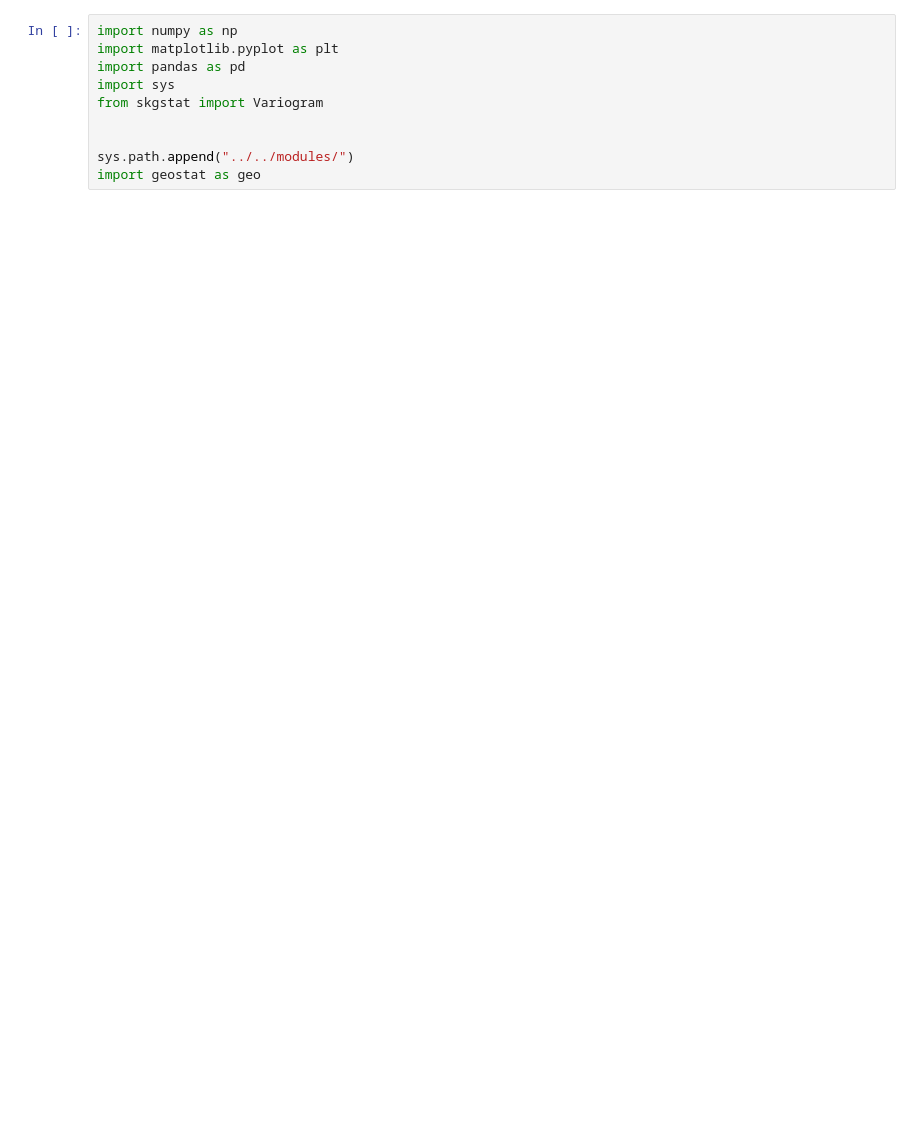
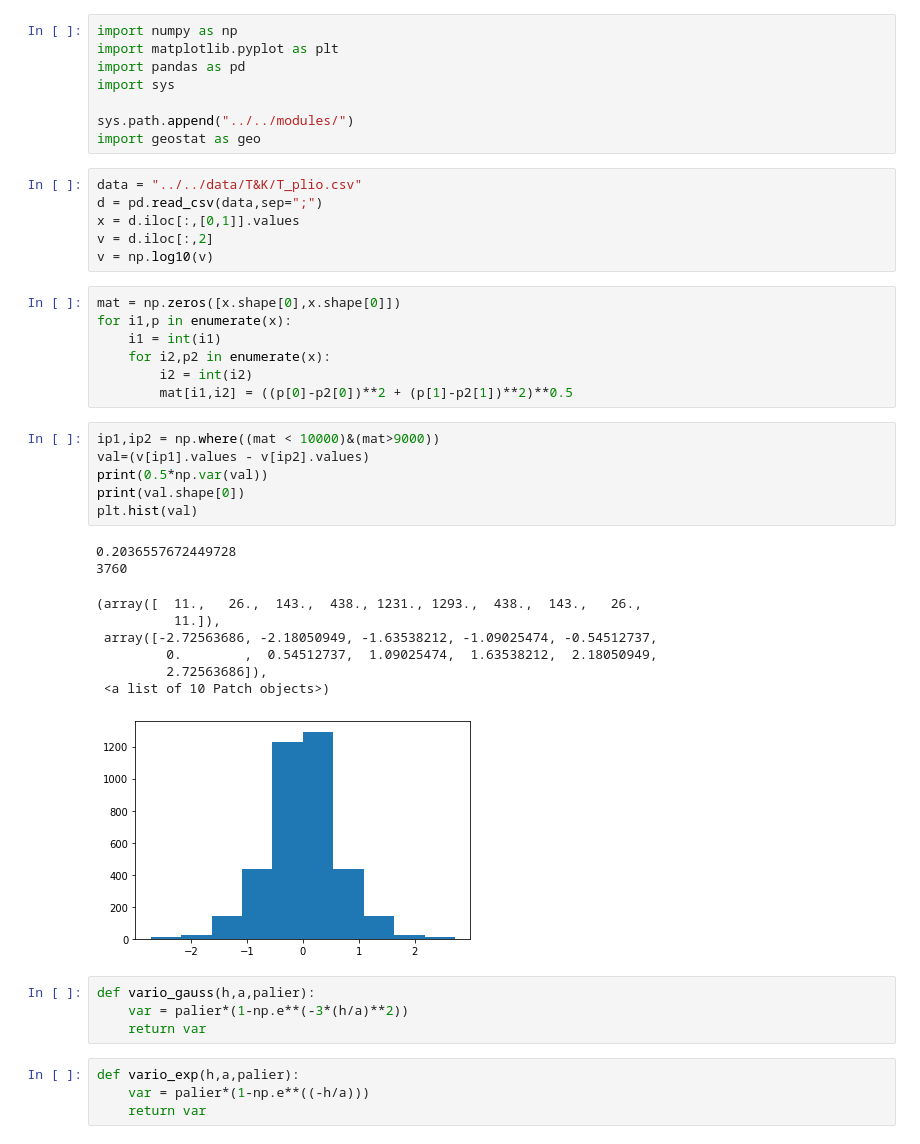
Before and after one commit to LudovicSchorpp/TM_Ludovic_Schorpp, a Jupyter notebook: codes_tests/traitement_data/T&K vario/vario.ipynb, the cells around one changed output. Cells and saved outputs as stored; diff of their text form; blank space fills up the shorter version.

Commit message:
variogrammes T

```diff
--- a/codes_tests/traitement_data/T&K vario/vario.ipynb
+++ b/codes_tests/traitement_data/T&K vario/vario.ipynb
@@ -3,8 +3,43 @@ import numpy as np
 import matplotlib.pyplot as plt
 import pandas as pd
 import sys
-from skgstat import Variogram
-
 
 sys.path.append("../../modules/")
 import geostat as geo
+# %%
+data = "../../data/T&K/T_plio.csv"
+d = pd.read_csv(data,sep=";")
+x = d.iloc[:,[0,1]].values
+v = d.iloc[:,2]
+v = np.log10(v)
+# %%
+mat = np.zeros([x.shape[0],x.shape[0]])
+for i1,p in enumerate(x):
+    i1 = int(i1)
+    for i2,p2 in enumerate(x):
+        i2 = int(i2)
+        mat[i1,i2] = ((p[0]-p2[0])**2 + (p[1]-p2[1])**2)**0.5
+# %%
+ip1,ip2 = np.where((mat < 10000)&(mat>9000))
+val=(v[ip1].values - v[ip2].values)
+print(0.5*np.var(val))
+print(val.shape[0])
+plt.hist(val)
+# %% [output]
+0.2036557672449728
+3760
+(array([  11.,   26.,  143.,  438., 1231., 1293.,  438.,  143.,   26.,
+          11.]),
+ array([-2.72563686, -2.18050949, -1.63538212, -1.09025474, -0.54512737,
+         0.        ,  0.54512737,  1.09025474,  1.63538212,  2.18050949,
+         2.72563686]),
+ <a list of 10 Patch objects>)
+[figure, added]
+# %%
+def vario_gauss(h,a,palier):
+    var = palier*(1-np.e**(-3*(h/a)**2))
+    return var
+# %%
+def vario_exp(h,a,palier):
+    var = palier*(1-np.e**((-h/a)))
+    return var
```
Also changed, not shown: parts of 8 cells of this notebook, 1 other file.
